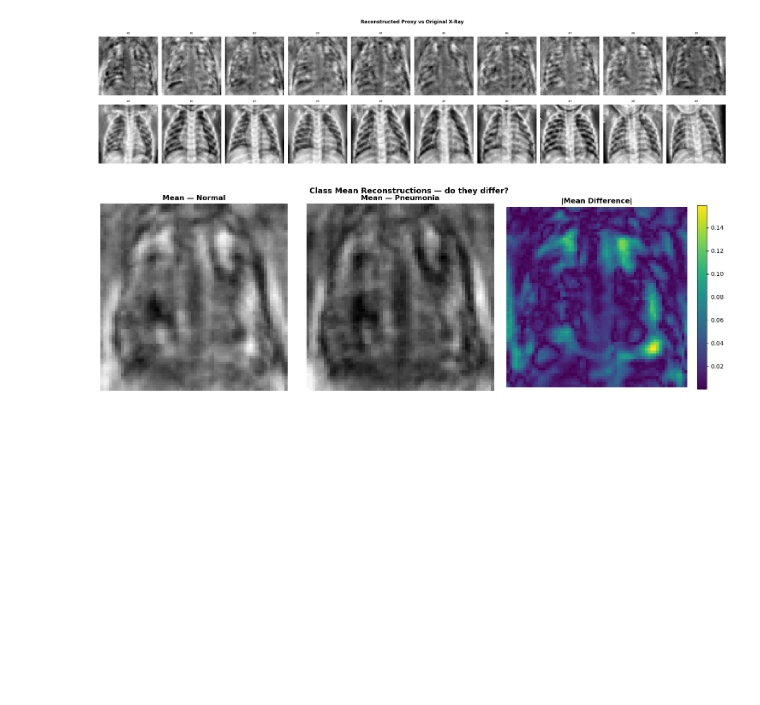
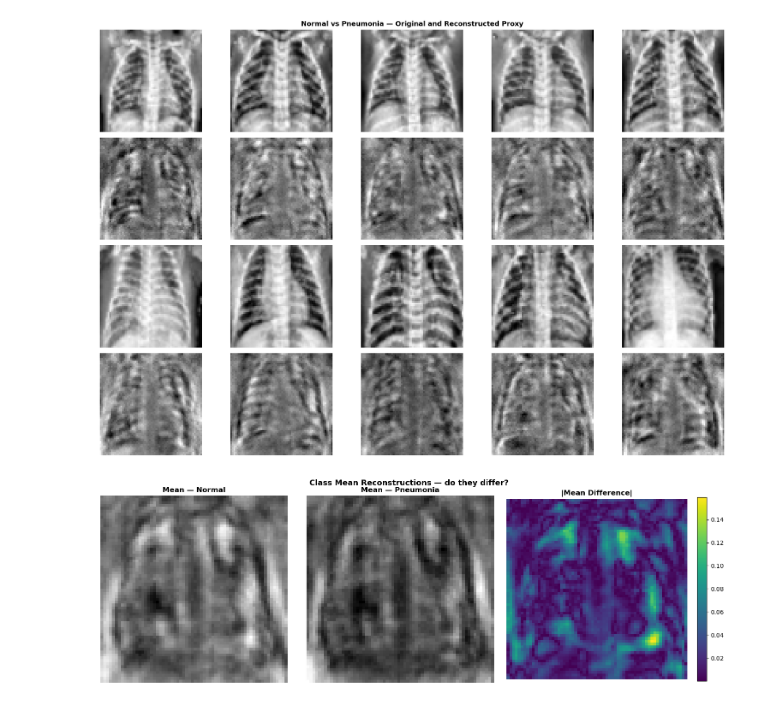
Before and after one commit to jetwidjaja96-cloud/MV, a Jupyter notebook: FI_Speckles_Complete.ipynb, the cells around one changed output. Saved outputs shown, nothing was run; the diff lists cells and outputs as text; code cells hidden in the pictures; blank space fills up the shorter version.

```diff
--- a/FI_Speckles_Complete.ipynb
+++ b/FI_Speckles_Complete.ipynb
@@ -513,24 +619,39 @@ recon_train = reconstruction_model.predict(x_train_transformed.reshape(len(x_tra
 # %%
-fig, axes = plt.subplots(2, 10, figsize=(24, 6))
+y_ints = np.argmax(y_train, axis=1)
 
-for col in range(10):
-    axes[0, col].imshow(recon_train[col], cmap='gray')
+normal_idx    = np.where(y_ints == 0)[0][:5]
+pneumonia_idx = np.where(y_ints == 1)[0][:5]
+
+fig, axes = plt.subplots(4, 5, figsize=(18, 12))
+
+for col in range(5):
+    # Row 0: Normal original
+    axes[0, col].imshow(x_train[normal_idx[col]],       cmap='gray')
     axes[0, col].axis('off')
-    axes[0, col].set_title(f'#{col}', fontsize=7)
 
-    axes[1, col].imshow(x_train[col], cmap='gray')
+    # Row 1: Normal reconstructed
+    axes[1, col].imshow(recon_train[normal_idx[col]],   cmap='gray')
     axes[1, col].axis('off')
-    axes[1, col].set_title(f'#{col}', fontsize=7)
 
-axes[0, 0].set_ylabel('Reconstructed', fontsize=11, fontweight='bold')
-axes[1, 0].set_ylabel('Original',      fontsize=11, fontweight='bold')
+    # Row 2: Pneumonia original
+    axes[2, col].imshow(x_train[pneumonia_idx[col]],    cmap='gray')
+    axes[2, col].axis('off')
 
-plt.suptitle('Reconstructed Proxy vs Original X-Ray',
+    # Row 3: Pneumonia reconstructed
+    axes[3, col].imshow(recon_train[pneumonia_idx[col]], cmap='gray')
+    axes[3, col].axis('off')
+
+axes[0, 0].set_ylabel('Normal\nOriginal',       fontsize=10, fontweight='bold')
+axes[1, 0].set_ylabel('Normal\nReconstructed',  fontsize=10, fontweight='bold')
+axes[2, 0].set_ylabel('Pneumonia\nOriginal',    fontsize=10, fontweight='bold')
+axes[3, 0].set_ylabel('Pneumonia\nReconstructed', fontsize=10, fontweight='bold')
+
+plt.suptitle('Normal vs Pneumonia — Original and Reconstructed Proxy',
              fontsize=13, fontweight='bold')
 plt.tight_layout()
 plt.show()
 # %% [output]
-[figure, old version]
+[figure, new version]
 # %%
 y_ints = np.argmax(y_train, axis=1)
 
```
Also changed, not shown: parts of 13 cells of this notebook, 1 other file.
